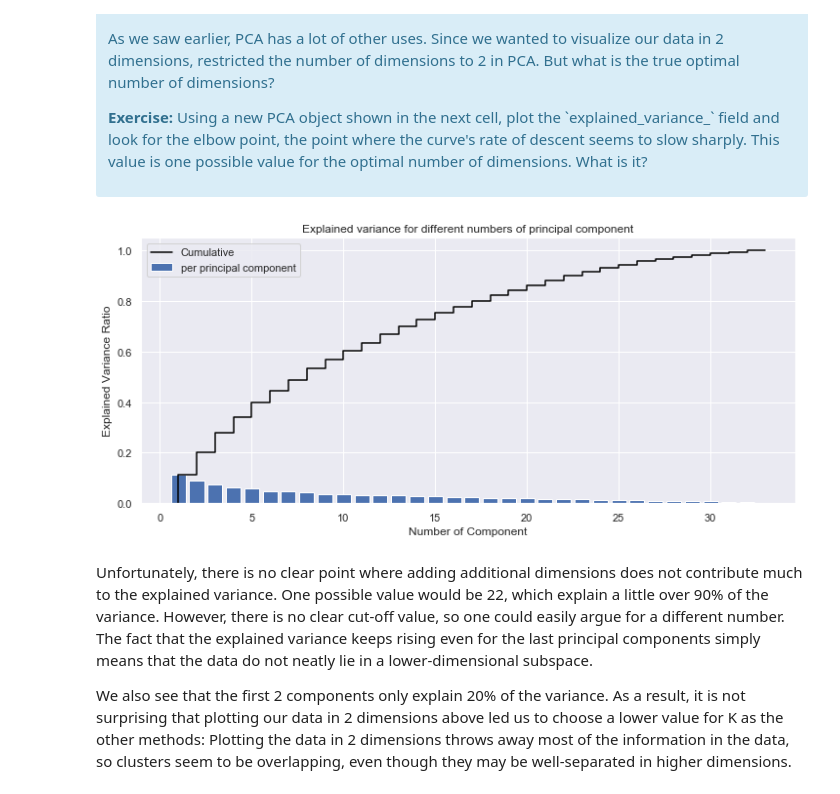
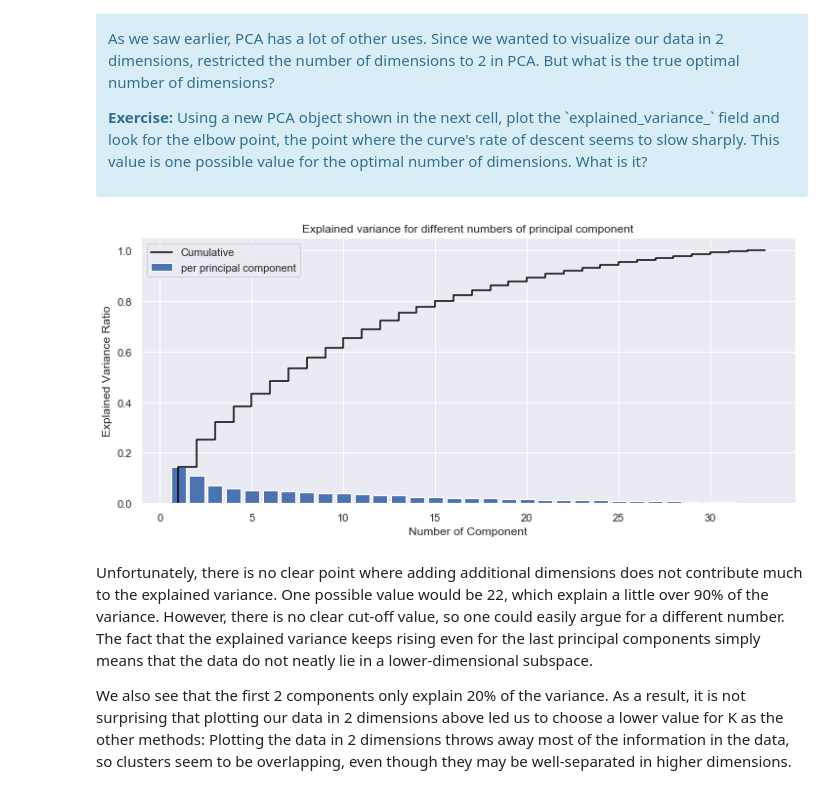
Before and after one commit to tloeber/Springboard, a Jupyter notebook: mini-project_clustering/Mini_Project_Clustering.ipynb, the cells around one changed output. Saved outputs shown, nothing was run; the diff lists cells and outputs as text; code cells hidden in the pictures.

Commit message:
Finishes clustering algorithms othern than KNN.

```diff
--- a/mini-project_clustering/Mini_Project_Clustering.ipynb
+++ b/mini-project_clustering/Mini_Project_Clustering.ipynb
@@ -211,15 +215,11 @@ x_cols = np.matrix(x)
 ks = range(2, 11)
 # Initialize Series to hold sum of squares for each K
 ss = pd.Series(np.NaN, index=ks)
-# Find clusters and compute sum of squares
+# Compute clusters and save sum of squares
 for k in ks:
-    kmc = KMeans(n_clusters=k, random_state=0)
-    # For each observation, compute distance to to each cluster center
-    distances_to_all = kmc.fit_transform(x_cols)
-    # Get distance to closest cluster center
-    distance = np.min(distances_to_all, axis=1)
-    # Compute sum of squares
-    ss.loc[k] = sum(distance**2)
+    kmc = KMeans(n_clusters=k, random_state=0) \
+            .fit(x_cols)
+    ss[k] = kmc.inertia_
 
 # Plot results
 plt.plot(ss.index, ss, linestyle='-', marker='o')
@@ -529,23 +531,31 @@ cluster_dfs[1]
 </div>
 # %%
 #your turn
-pca = PCA(random_state=1).fit(x_scaled)
-explained_var = pca.explained_variance_ratio_
+# Scale data and extract all principal components
+pca = PCA(random_state=1)
+scaler = StandardScaler()
+pca_pipeline = make_pipeline(pca, scaler)
+explained_var = pca_pipeline \
+                    .fit(x_cols) \
+                    .named_steps['pca'] \
+                    .explained_variance_ratio_
+
+# Plot explained variance
 plt.figure(figsize=(12, 5))
 plt.step(range(1, len(explained_var)+2),
          np.hstack([[0], np.cumsum(explained_var)]),
          color='black', label='Cumulative')
 plt.bar(range(1, len(explained_var)+1),
         explained_var,
         label='per principal component')
 plt.legend()
 plt.title('Explained variance for different numbers of principal component')
 plt.ylim(0,1.05)
 plt.xlabel('Number of Component')
 plt.ylabel('Explained Variance Ratio')
 plt.show();
 # %% [output]
-[figure, old version]
+[figure, new version]
 # %% [markdown]
 Unfortunately, there is no clear point where adding additional dimensions does not contribute much to the explained variance. One possible value would be 22, which explain a little over 90% of the variance. However, there is no clear cut-off value, so one could easily argue for a different number. The fact that the explained variance keeps rising even for the last principal components simply means that the data do not neatly lie in a lower-dimensional subspace.
 
```
Also changed, not shown: parts of 48 cells of this notebook.
